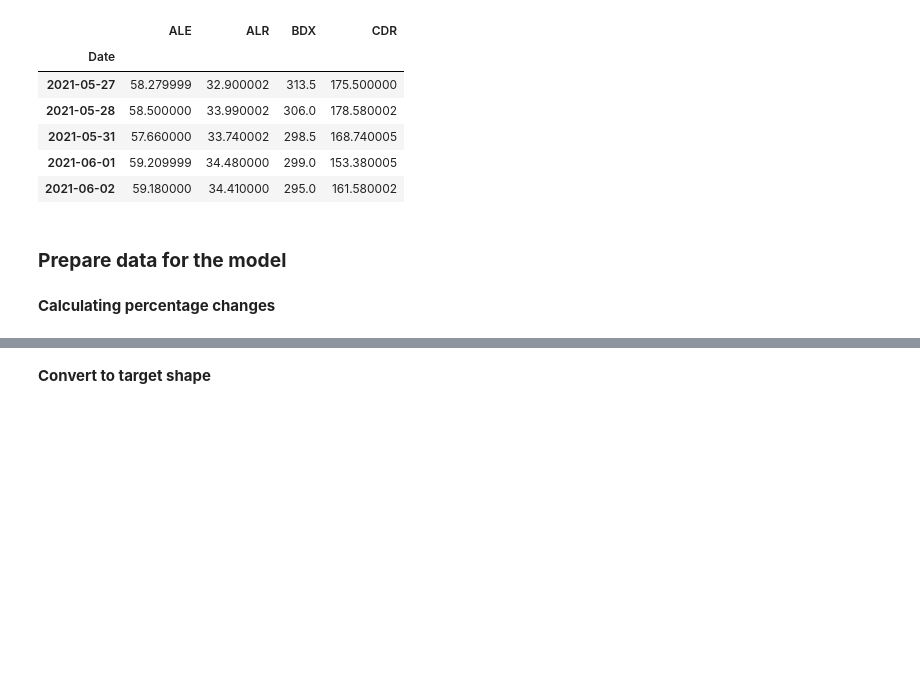
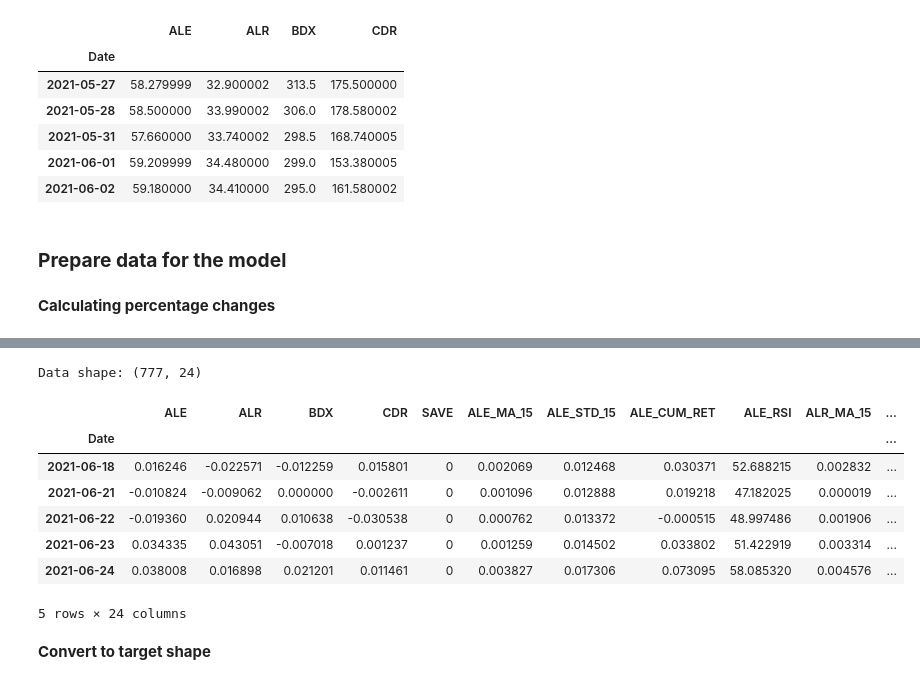
Before and after one commit to pawel-grzeszczyk/portfolio-optimization, a Jupyter notebook: modeling/modeling.ipynb, the cells around one changed output, grey strips where cells are left out. Drawn from its saved outputs; the diff is of its cells as text; code cells hidden in the pictures; blank space fills up the shorter version.

```diff
--- a/modeling/modeling.ipynb
+++ b/modeling/modeling.ipynb
@@ -96,3 +102,35 @@ Data shape: (791, 5)
+# %%
+data_model = data_returns.copy()
+
+def calculate_rsi(data, window=15):
+    delta = data.diff()
+    gain = (delta.where(delta > 0, 0)).rolling(window=window).mean()
+    loss = (-delta.where(delta < 0, 0)).rolling(window=window).mean()
+    rs = gain / loss
+    rsi = 100 - (100 / (1 + rs))
+    return rsi
+
+for stock in data_model.columns:
+    data_model[f'{stock}_MA_15'] = data_model[stock].rolling(window=15).mean()  # 15-day moving average
+    data_model[f'{stock}_STD_15'] = data_model[stock].rolling(window=15).std()  # 15-day moving std dev
+    data_model[f'{stock}_CUM_RET'] = (1 + data_model[stock]).cumprod() - 1     # Cumulative returns
+    data_model[f'{stock}_RSI'] = calculate_rsi(data_model[stock])              # RSI
+
+data_model = data_model.drop(columns='SAVE_RSI')
+data_model = data_model.dropna()
+
+print(f'Data shape: {data_model.shape}')
+data_model.head()
+# %% [output]
+Data shape: (777, 24)
+|  | ALE | ALR | BDX | CDR | SAVE | ALE_MA_15 | ALE_STD_15 | ALE_CUM_RET | ALE_RSI | ALR_MA_15 | ... |
+| Date |  |  |  |  |  |  |  |  |  |  | ... |
+| 2021-06-18 | 0.016246 | -0.022571 | -0.012259 | 0.015801 | 0 | 0.002069 | 0.012468 | 0.030371 | 52.688215 | 0.002832 | ... |
+| 2021-06-21 | -0.010824 | -0.009062 | 0.000000 | -0.002611 | 0 | 0.001096 | 0.012888 | 0.019218 | 47.182025 | 0.000019 | ... |
+| 2021-06-22 | -0.019360 | 0.020944 | 0.010638 | -0.030538 | 0 | 0.000762 | 0.013372 | -0.000515 | 48.997486 | 0.001906 | ... |
+| 2021-06-23 | 0.034335 | 0.043051 | -0.007018 | 0.001237 | 0 | 0.001259 | 0.014502 | 0.033802 | 51.422919 | 0.003314 | ... |
+| 2021-06-24 | 0.038008 | 0.016898 | 0.021201 | 0.011461 | 0 | 0.003827 | 0.017306 | 0.073095 | 58.085320 | 0.004576 | ... |
+5 rows × 24 columns
 # %% [markdown]
 **Convert to target shape**
 # %%
```
Also changed, not shown: parts of 16 cells of this notebook, 3 other files.
